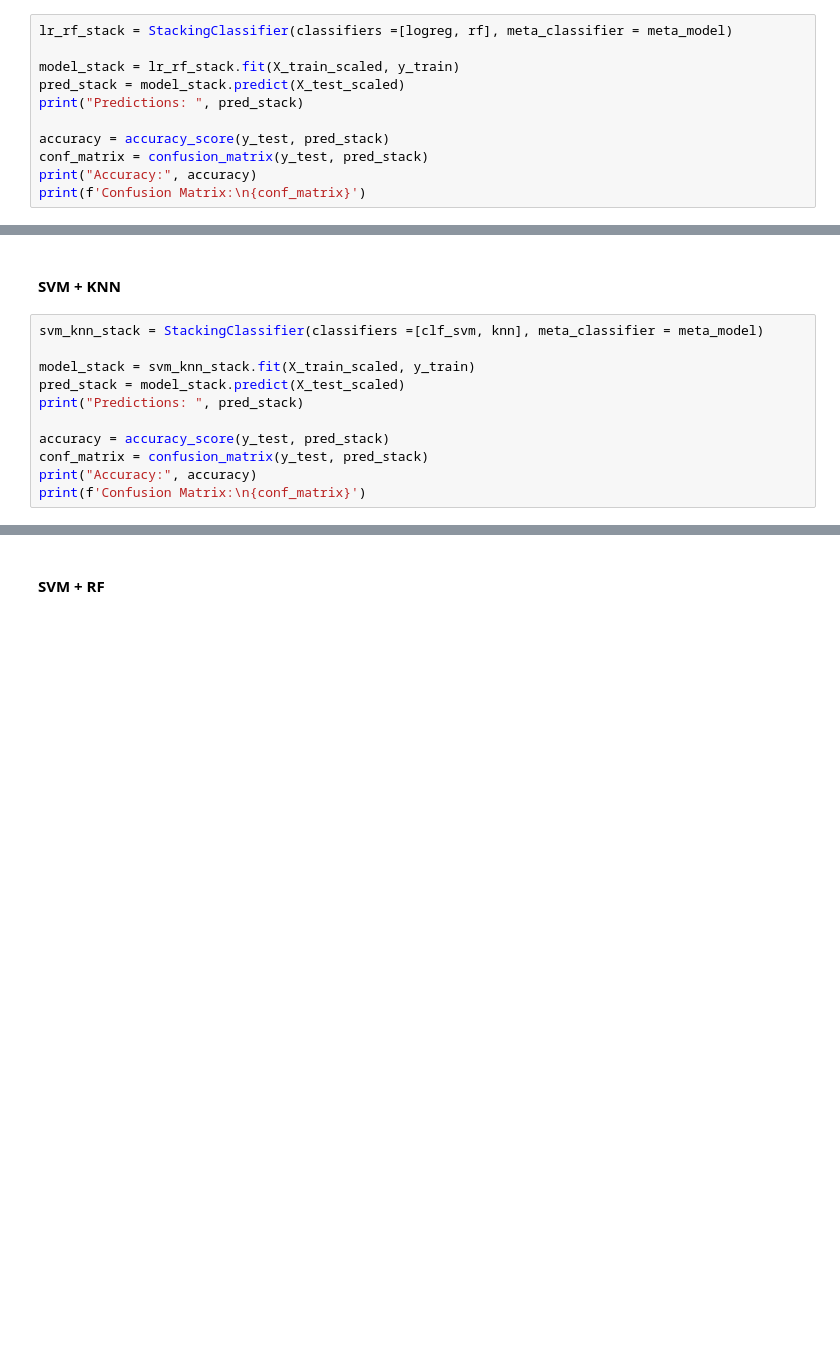
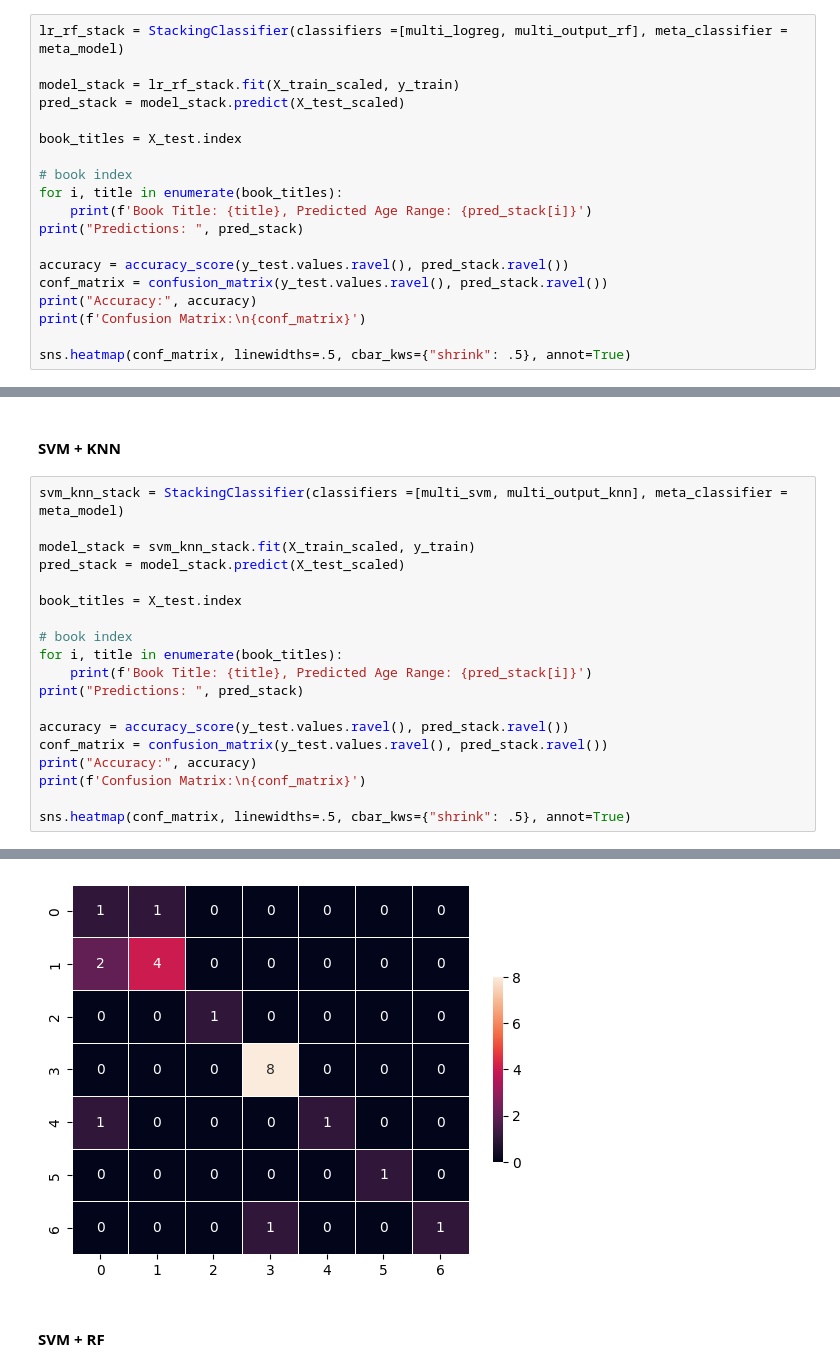
Before and after one commit to aliaolay/Readability-Level-Identifier, a Jupyter notebook: ML-algos.ipynb, the cells around one changed output, grey strips where cells are left out. Cells and saved outputs as stored; diff of their text form; blank space fills up the shorter version.

```diff
--- a/ML-algos.ipynb
+++ b/ML-algos.ipynb
@@ -352,14 +404,22 @@ ValueError: y should be a 1d array, got an array of shape (16, 2) instead.
 # %% [markdown]
 #### LR + RF
 # %%
-lr_rf_stack = StackingClassifier(classifiers =[logreg, rf], meta_classifier = meta_model)
+lr_rf_stack = StackingClassifier(classifiers =[multi_logreg, multi_output_rf], meta_classifier = meta_model)
 
 model_stack = lr_rf_stack.fit(X_train_scaled, y_train)
 pred_stack = model_stack.predict(X_test_scaled)
+
+book_titles = X_test.index
+
+# book index
+for i, title in enumerate(book_titles):
+    print(f'Book Title: {title}, Predicted Age Range: {pred_stack[i]}')
 print("Predictions: ", pred_stack)
 
-accuracy = accuracy_score(y_test, pred_stack)
-conf_matrix = confusion_matrix(y_test, pred_stack)
+accuracy = accuracy_score(y_test.values.ravel(), pred_stack.ravel())
+conf_matrix = confusion_matrix(y_test.values.ravel(), pred_stack.ravel())
 print("Accuracy:", accuracy)
 print(f'Confusion Matrix:\n{conf_matrix}')
+
+sns.heatmap(conf_matrix, linewidths=.5, cbar_kws={"shrink": .5}, annot=True)
 # %% [output]
@@ -372,14 +445,22 @@ Confusion Matrix:
 # %% [markdown]
 #### SVM + KNN
 # %%
-svm_knn_stack = StackingClassifier(classifiers =[clf_svm, knn], meta_classifier = meta_model)
+svm_knn_stack = StackingClassifier(classifiers =[multi_svm, multi_output_knn], meta_classifier = meta_model)
 
 model_stack = svm_knn_stack.fit(X_train_scaled, y_train)
 pred_stack = model_stack.predict(X_test_scaled)
+
+book_titles = X_test.index
+
+# book index
+for i, title in enumerate(book_titles):
+    print(f'Book Title: {title}, Predicted Age Range: {pred_stack[i]}')
 print("Predictions: ", pred_stack)
 
-accuracy = accuracy_score(y_test, pred_stack)
-conf_matrix = confusion_matrix(y_test, pred_stack)
+accuracy = accuracy_score(y_test.values.ravel(), pred_stack.ravel())
+conf_matrix = confusion_matrix(y_test.values.ravel(), pred_stack.ravel())
 print("Accuracy:", accuracy)
 print(f'Confusion Matrix:\n{conf_matrix}')
+
+sns.heatmap(conf_matrix, linewidths=.5, cbar_kws={"shrink": .5}, annot=True)
 # %% [output]
@@ -392,3 +485,4 @@ Confusion Matrix:
+[figure, added]
 # %% [markdown]
 #### SVM + RF
 # %%
```
Also changed, not shown: parts of 16 cells of this notebook.
